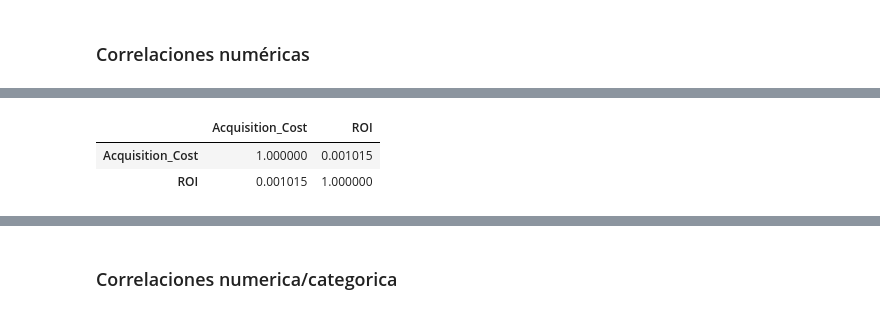
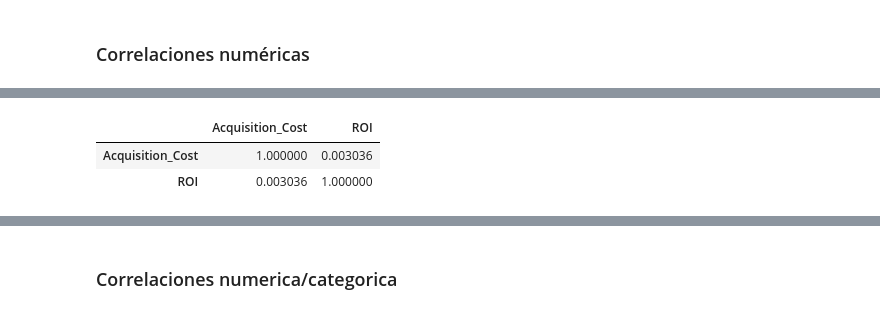
Before and after one commit to noaGAARCIIA/master-analitica-datos-noa-garcia, a Jupyter notebook: analisis_datos.ipynb, the cells around one changed output, grey strips where cells are left out. Cells and saved outputs as stored; diff of their text form; code cells hidden in the pictures.

```diff
--- a/analisis_datos.ipynb
+++ b/analisis_datos.ipynb
@@ -92,12 +108,12 @@ datos_marketing_df[["Duration", "Conversion_Rate"]].corr(method="pearson")
 # %%
 #Miramos correlacion entre Acquisition_Cost y ROI:
 
-datos_marketing_df[["Acquisition_Cost", "ROI"]].corr(method="pearson")
+datos_marketing_df[["Acquisition_Cost", "ROI"]].corr(method="kendall")
 #no hay correlacion entre Acquisition_Cost y ROI
 # %% [output]
 |  | Acquisition_Cost | ROI |
-| Acquisition_Cost | 1.000000 | 0.001015 |
-| ROI | 0.001015 | 1.000000 |
+| Acquisition_Cost | 1.000000 | 0.003036 |
+| ROI | 0.003036 | 1.000000 |
 # %%
 #Miramos correlacion entre Conversion_Rate y ROI:
 
```
Also changed, not shown: parts of 29 cells of this notebook, 6 other files.
